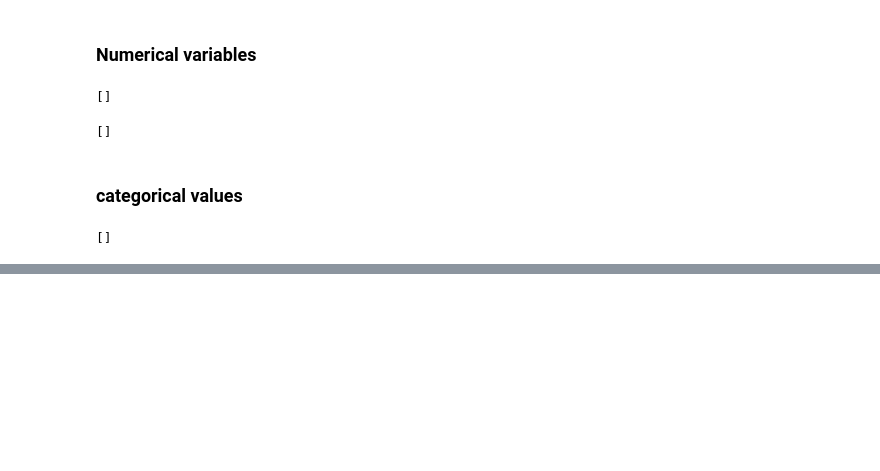
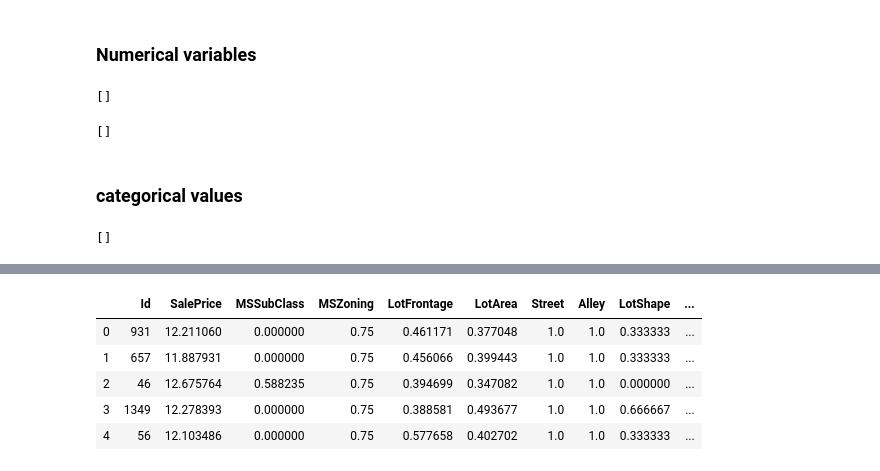
Before and after one commit to Joseorina/deploy_ml_models, a Jupyter notebook: jupyter_notebooks/feature_engineering.ipynb, the cells around one changed output, grey strips where cells are left out. Saved outputs shown, nothing was run; the diff lists cells and outputs as text; code cells hidden in the pictures; blank space fills up the shorter version.

```diff
--- a/jupyter_notebooks/feature_engineering.ipynb
+++ b/jupyter_notebooks/feature_engineering.ipynb
@@ -223,0 +240,3 @@ for var in cat_vars:
+# %%
+train_vars = [var for var in X_train.columns if var not in ['Id', 'SalePrice']]
+len(train_vars)
@@ -223,0 +261,21 @@ for var in cat_vars:
+# %%
+# fit scale
+scaler = MinMaxScaler() # create an instance
+scaler.fit(X_train[train_vars]) # fit scaler tp train set for later use
+
+# transform the train and test set, and add on the Id, and sale price variables
+X_train = pd.concat([X_train[['Id', 'SalePrice']].reset_index(drop=True),
+                    pd.DataFrame(scaler.transform(X_train[train_vars]), columns=train_vars)],
+                   axis = 1)
+X_test = pd.concat([X_test[['Id', 'SalePrice']].reset_index(drop=True),
+                   pd.DataFrame(scaler.transform(X_test[train_vars]), columns=train_vars)],
+                  axis =1)
+# %%
+X_train.head()
+# %% [output]
+|  | Id | SalePrice | MSSubClass | MSZoning | LotFrontage | LotArea | Street | Alley | LotShape | ... |
+| 0 | 931 | 12.211060 | 0.000000 | 0.75 | 0.461171 | 0.377048 | 1.0 | 1.0 | 0.333333 | ... |
+| 1 | 657 | 11.887931 | 0.000000 | 0.75 | 0.456066 | 0.399443 | 1.0 | 1.0 | 0.333333 | ... |
+| 2 | 46 | 12.675764 | 0.588235 | 0.75 | 0.394699 | 0.347082 | 1.0 | 1.0 | 0.000000 | ... |
+| 3 | 1349 | 12.278393 | 0.000000 | 0.75 | 0.388581 | 0.493677 | 1.0 | 1.0 | 0.666667 | ... |
+| 4 | 56 | 12.103486 | 0.000000 | 0.75 | 0.577658 | 0.402702 | 1.0 | 1.0 | 0.333333 | ... |
```
Also changed, not shown: parts of 6 cells of this notebook, 2 other files.
